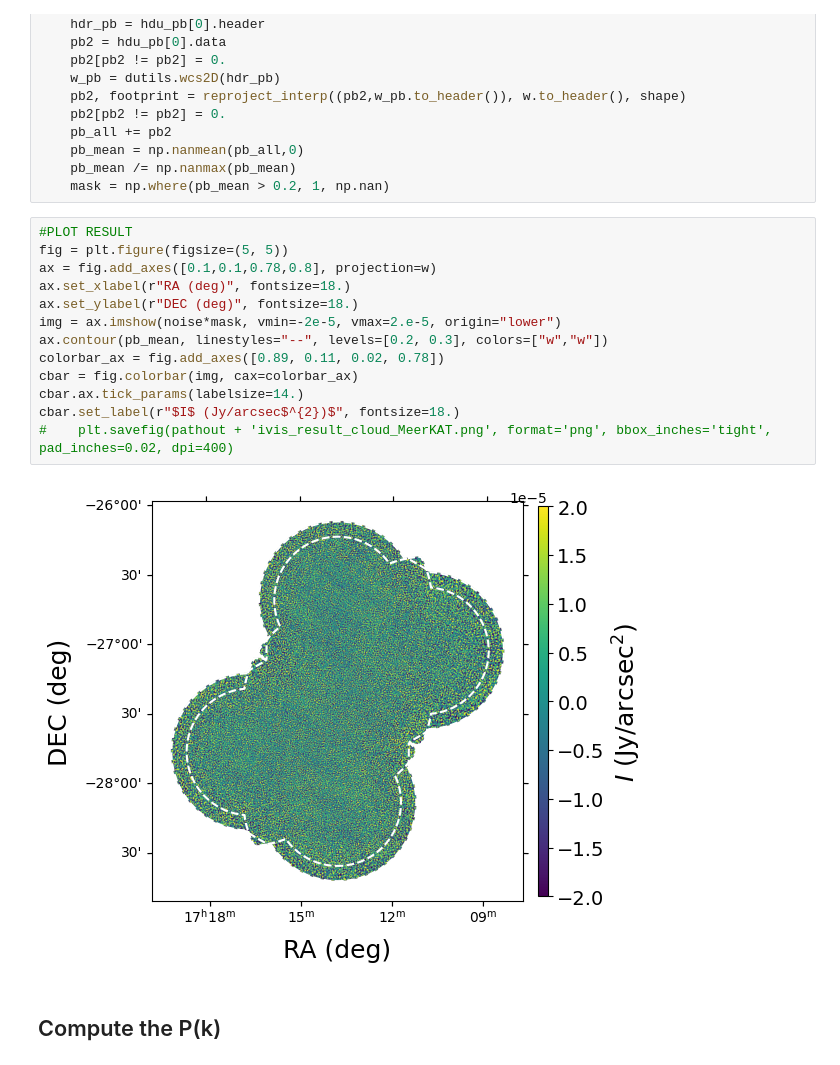
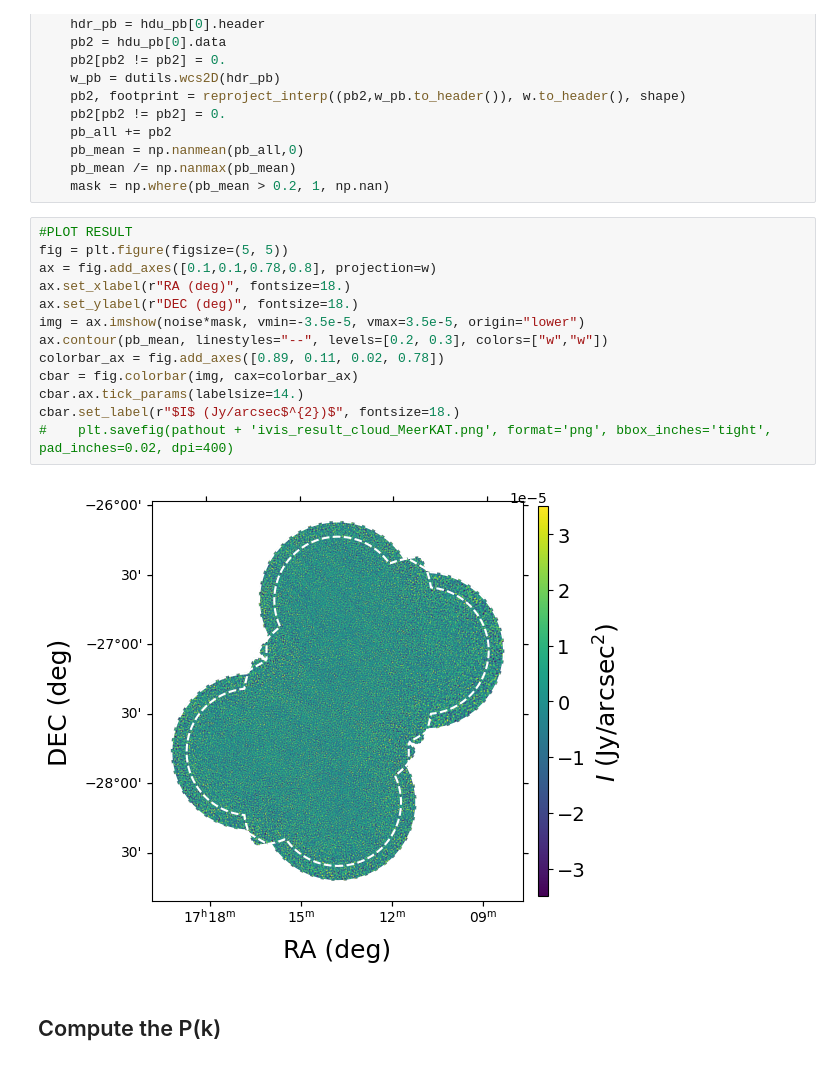
Before and after one commit to antoinemarchal/ivis, a Jupyter notebook: docs/tutorials/noise.ipynb, the cells around one changed output. Cells and saved outputs as stored; diff of their text form.

Commit message:
update noise notebook

```diff
--- a/docs/tutorials/noise.ipynb
+++ b/docs/tutorials/noise.ipynb
@@ -209,18 +209,18 @@ for i in tqdm(np.arange(n_beams)):
 # %%
 #PLOT RESULT
 fig = plt.figure(figsize=(5, 5))
 ax = fig.add_axes([0.1,0.1,0.78,0.8], projection=w)
 ax.set_xlabel(r"RA (deg)", fontsize=18.)
 ax.set_ylabel(r"DEC (deg)", fontsize=18.)
-img = ax.imshow(noise*mask, vmin=-2e-5, vmax=2.e-5, origin="lower")
+img = ax.imshow(noise*mask, vmin=-3.5e-5, vmax=3.5e-5, origin="lower")
 ax.contour(pb_mean, linestyles="--", levels=[0.2, 0.3], colors=["w","w"])
 colorbar_ax = fig.add_axes([0.89, 0.11, 0.02, 0.78])
 cbar = fig.colorbar(img, cax=colorbar_ax)
 cbar.ax.tick_params(labelsize=14.)
 cbar.set_label(r"$I$ (Jy/arcsec$^{2})$", fontsize=18.)
 #    plt.savefig(pathout + 'ivis_result_cloud_MeerKAT.png', format='png', bbox_inches='tight', pad_inches=0.02, dpi=400)
 # %% [output]
-[figure, old version]
+[figure, new version]
 # %% [markdown]
 ## Compute the P(k)
 # %%
```
Also changed, not shown: parts of 7 cells of this notebook.
